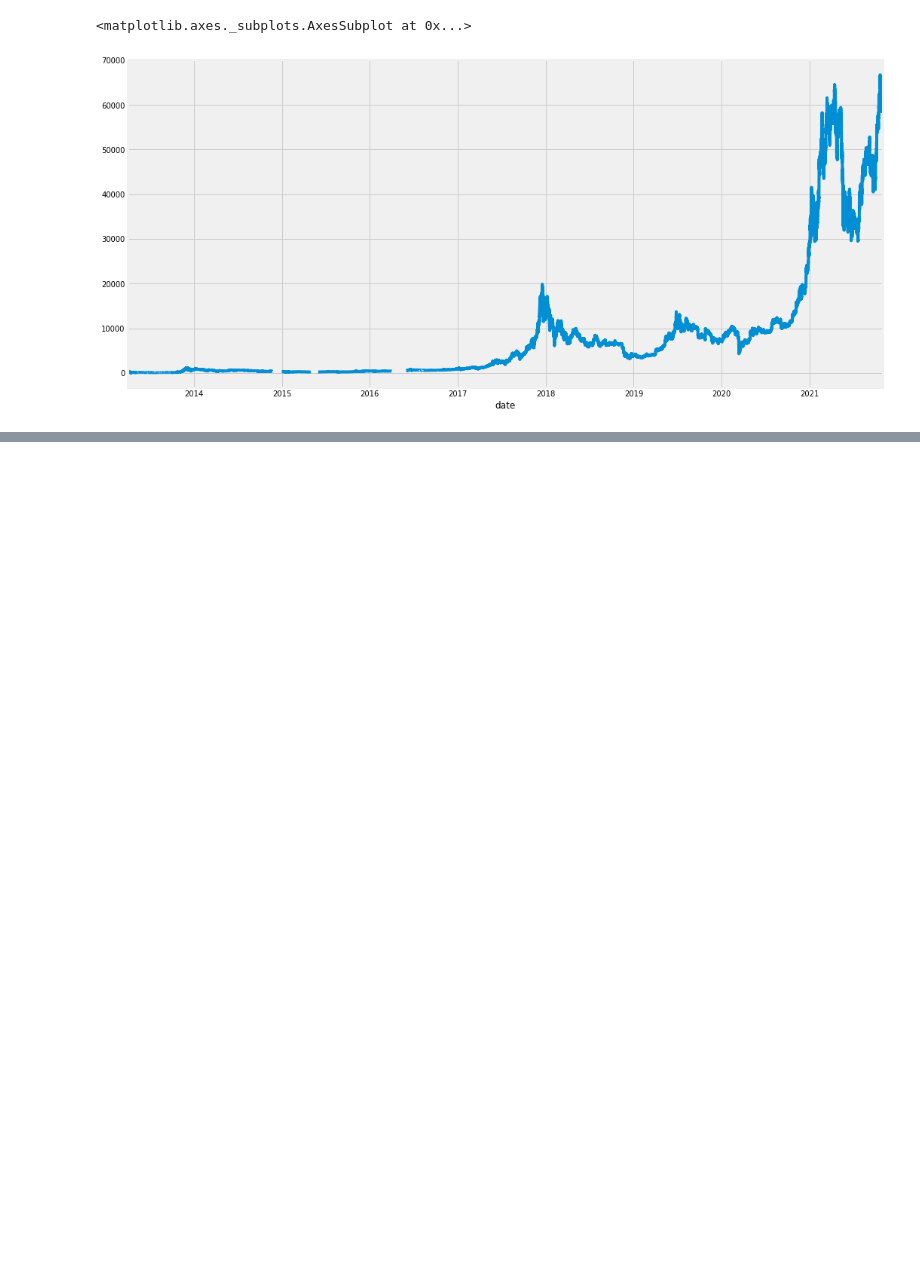
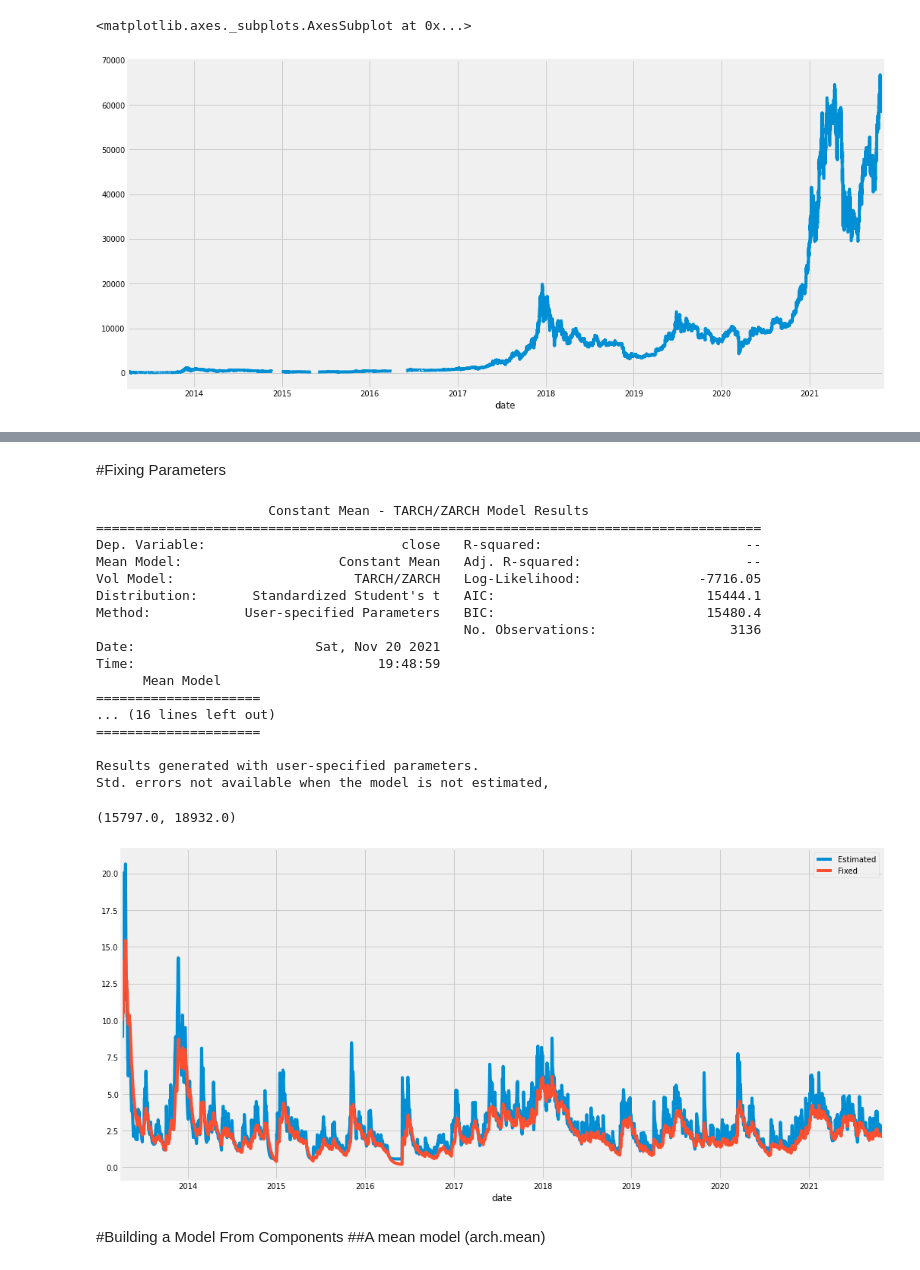
Before and after one commit to ayoubbensakhria/finance_algo, a Jupyter notebook: ARCH_and_GARCH.ipynb, the cells around one changed output, grey strips where cells are left out. Cells and saved outputs as stored; diff of their text form; code cells hidden in the pictures; blank space fills up the shorter version.

```diff
--- a/ARCH_and_GARCH.ipynb
+++ b/ARCH_and_GARCH.ipynb
@@ -40,0 +148,4 @@ df['close'].plot(figsize=(16,8))
+# %%
+am = arch_model(returns, p=1, o=1, q=1, power=1.0, dist="StudentsT")
+res = am.fit(update_freq=5)
+print(res.summary())
@@ -40,0 +170,32 @@ df['close'].plot(figsize=(16,8))
+# %% [markdown]
+#Fixing Parameters
+# %%
+fixed_res = am.fix([0.0235, 0.01, 0.06, 0.0, 0.9382, 8.0])
+print(fixed_res.summary())
+fdf = pd.concat([res.conditional_volatility, fixed_res.conditional_volatility], 1)
+fdf.columns = ["Estimated", "Fixed"]
+subplot = fdf.plot( figsize=(16, 8))
+subplot.set_xlim(xlim)
+# %% [output]
+                      Constant Mean - TARCH/ZARCH Model Results
+=====================================================================================
+Dep. Variable:                         close   R-squared:                          --
+Mean Model:                    Constant Mean   Adj. R-squared:                     --
+Vol Model:                       TARCH/ZARCH   Log-Likelihood:               -7716.05
+Distribution:       Standardized Student's t   AIC:                           15444.1
+Method:            User-specified Parameters   BIC:                           15480.4
+                                               No. Observations:                 3136
+Date:                       Sat, Nov 20 2021
+Time:                               19:48:59
+      Mean Model
+=====================
+... (16 lines left out)
+=====================
+
+Results generated with user-specified parameters.
+Std. errors not available when the model is not estimated,
+(15797.0, 18932.0)
+[figure, added]
+# %% [markdown]
+#Building a Model From Components
+##A mean model (arch.mean)
```
Also changed, not shown: parts of 27 cells of this notebook.
